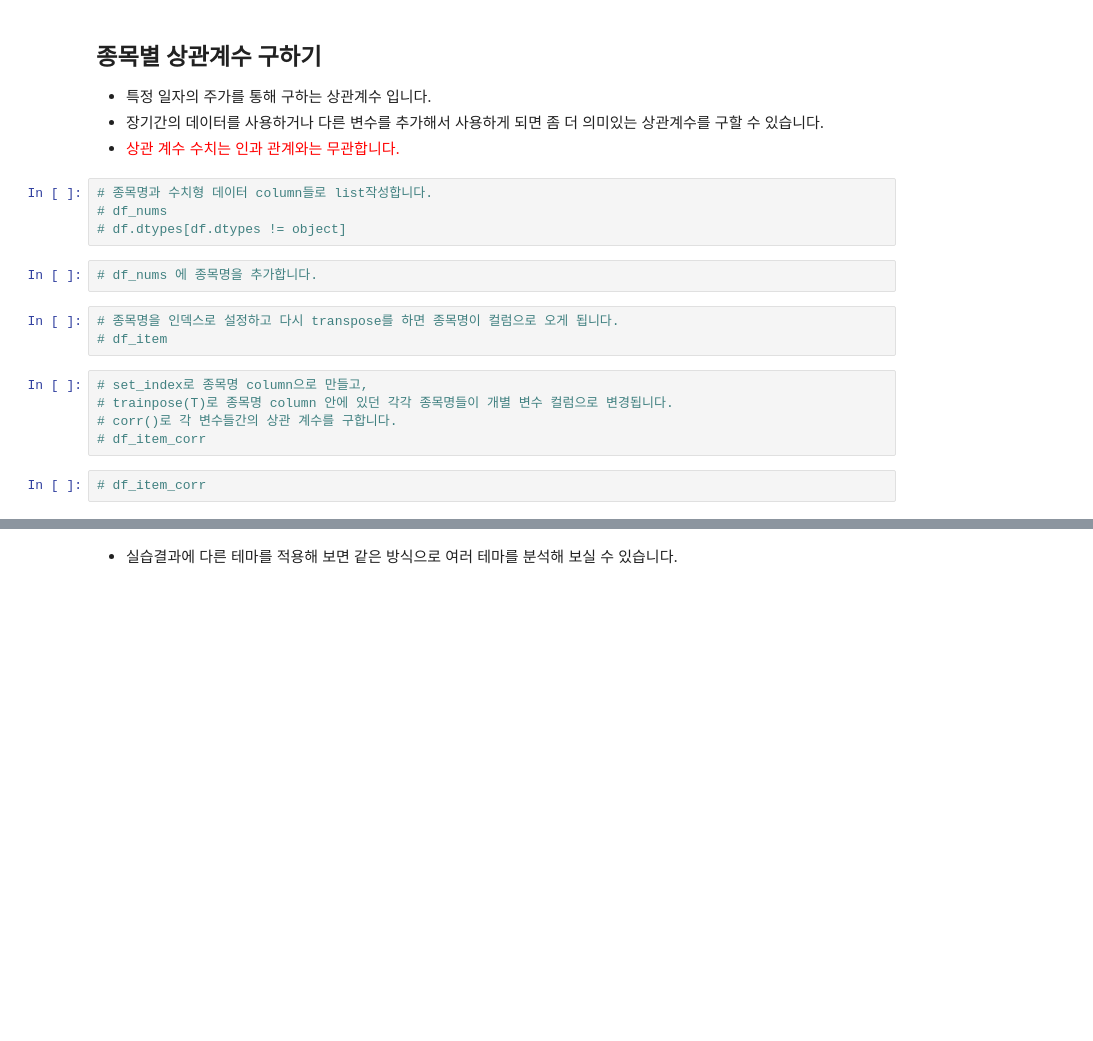
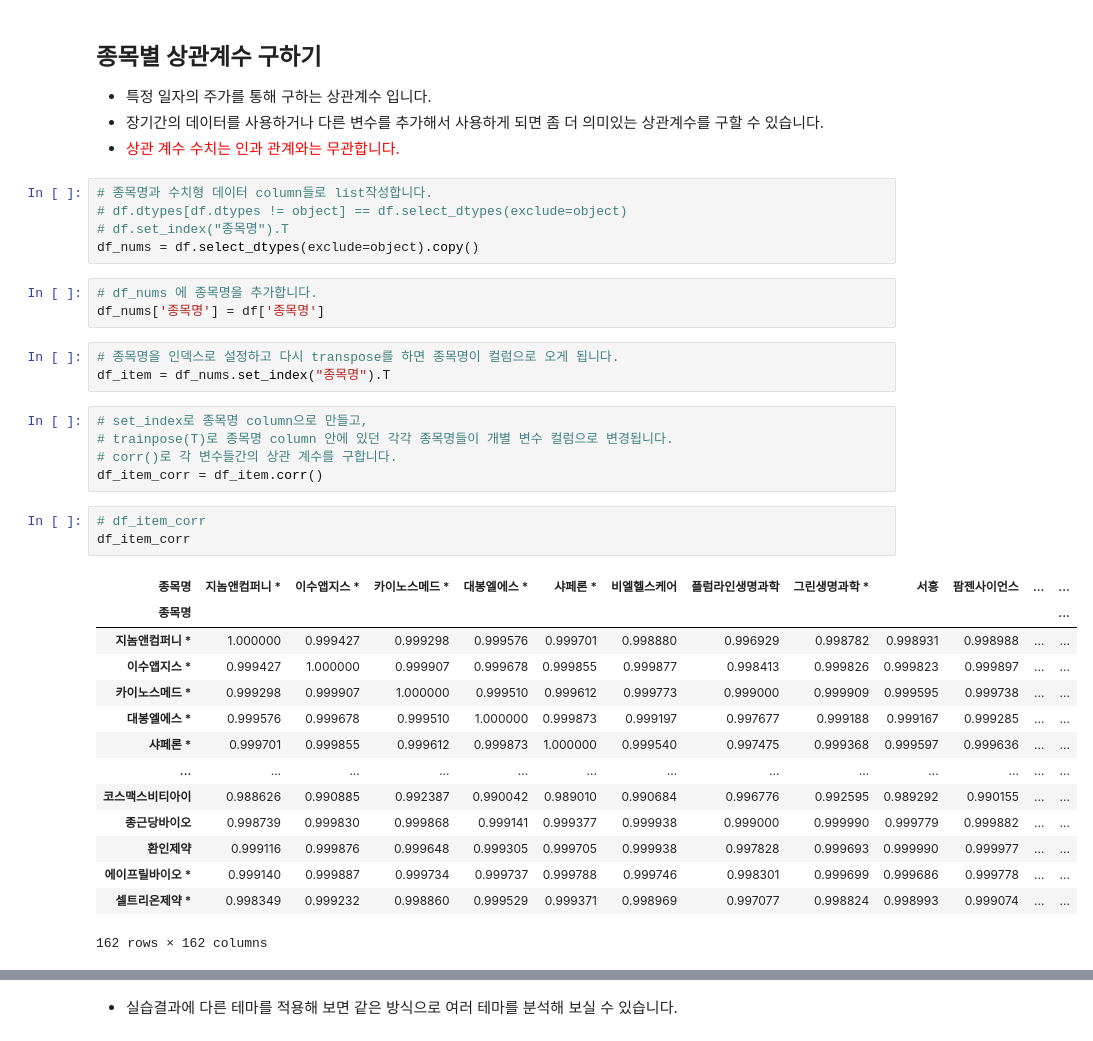
Before and after one commit to jamjamzo/finance-data-analysis, a Jupyter notebook: 5.3 업종 테마 분석-input.ipynb, the cells around one changed output, grey strips where cells are left out. Saved outputs shown, nothing was run; the diff lists cells and outputs as text; blank space fills up the shorter version.

```diff
--- a/5.3 업종 테마 분석-input.ipynb
+++ b/5.3 업종 테마 분석-input.ipynb
@@ -645,19 +653,37 @@ kospi_20_per_low.set_index("종목명")['PER(배)'].plot.bar()
 * <font color="red">상관 계수 수치는 인과 관계와는 무관합니다.</font>
 # %%
 # 종목명과 수치형 데이터 column들로 list작성합니다.
-# df_nums
-# df.dtypes[df.dtypes != object]
+# df.dtypes[df.dtypes != object] == df.select_dtypes(exclude=object)
+# df.set_index("종목명").T
+df_nums = df.select_dtypes(exclude=object).copy()
 # %%
 # df_nums 에 종목명을 추가합니다.
+df_nums['종목명'] = df['종목명']
 # %%
 # 종목명을 인덱스로 설정하고 다시 transpose를 하면 종목명이 컬럼으로 오게 됩니다.
-# df_item
+df_item = df_nums.set_index("종목명").T
 # %%
 # set_index로 종목명 column으로 만들고,
 # trainpose(T)로 종목명 column 안에 있던 각각 종목명들이 개별 변수 컬럼으로 변경됩니다.
 # corr()로 각 변수들간의 상관 계수를 구합니다.
-# df_item_corr
+df_item_corr = df_item.corr()
 # %%
 # df_item_corr
+df_item_corr
+# %% [output]
+| 종목명 | 지놈앤컴퍼니 * | 이수앱지스 * | 카이노스메드 * | 대봉엘에스 * | 샤페론 * | 비엘헬스케어 | 플럼라인생명과학 | 그린생명과학 * | 서흥 | 팜젠사이언스 | ... | ... |
+| 종목명 |  |  |  |  |  |  |  |  |  |  |  | ... |
+| 지놈앤컴퍼니 * | 1.000000 | 0.999427 | 0.999298 | 0.999576 | 0.999701 | 0.998880 | 0.996929 | 0.998782 | 0.998931 | 0.998988 | ... | ... |
+| 이수앱지스 * | 0.999427 | 1.000000 | 0.999907 | 0.999678 | 0.999855 | 0.999877 | 0.998413 | 0.999826 | 0.999823 | 0.999897 | ... | ... |
+| 카이노스메드 * | 0.999298 | 0.999907 | 1.000000 | 0.999510 | 0.999612 | 0.999773 | 0.999000 | 0.999909 | 0.999595 | 0.999738 | ... | ... |
+| 대봉엘에스 * | 0.999576 | 0.999678 | 0.999510 | 1.000000 | 0.999873 | 0.999197 | 0.997677 | 0.999188 | 0.999167 | 0.999285 | ... | ... |
+| 샤페론 * | 0.999701 | 0.999855 | 0.999612 | 0.999873 | 1.000000 | 0.999540 | 0.997475 | 0.999368 | 0.999597 | 0.999636 | ... | ... |
+| ... | ... | ... | ... | ... | ... | ... | ... | ... | ... | ... | ... | ... |
+| 코스맥스비티아이 | 0.988626 | 0.990885 | 0.992387 | 0.990042 | 0.989010 | 0.990684 | 0.996776 | 0.992595 | 0.989292 | 0.990155 | ... | ... |
+| 종근당바이오 | 0.998739 | 0.999830 | 0.999868 | 0.999141 | 0.999377 | 0.999938 | 0.999000 | 0.999990 | 0.999779 | 0.999882 | ... | ... |
+| 환인제약 | 0.999116 | 0.999876 | 0.999648 | 0.999305 | 0.999705 | 0.999938 | 0.997828 | 0.999693 | 0.999990 | 0.999977 | ... | ... |
+| 에이프릴바이오 * | 0.999140 | 0.999887 | 0.999734 | 0.999737 | 0.999788 | 0.999746 | 0.998301 | 0.999699 | 0.999686 | 0.999778 | ... | ... |
+| 셀트리온제약 * | 0.998349 | 0.999232 | 0.998860 | 0.999529 | 0.999371 | 0.998969 | 0.997077 | 0.998824 | 0.998993 | 0.999074 | ... | ... |
+162 rows × 162 columns
 # %%
 # 특정 주가와 상관관계가 높은 순으로 내림차순으로 정렬합니다.
```
Also changed, not shown: parts of 6 cells of this notebook.
